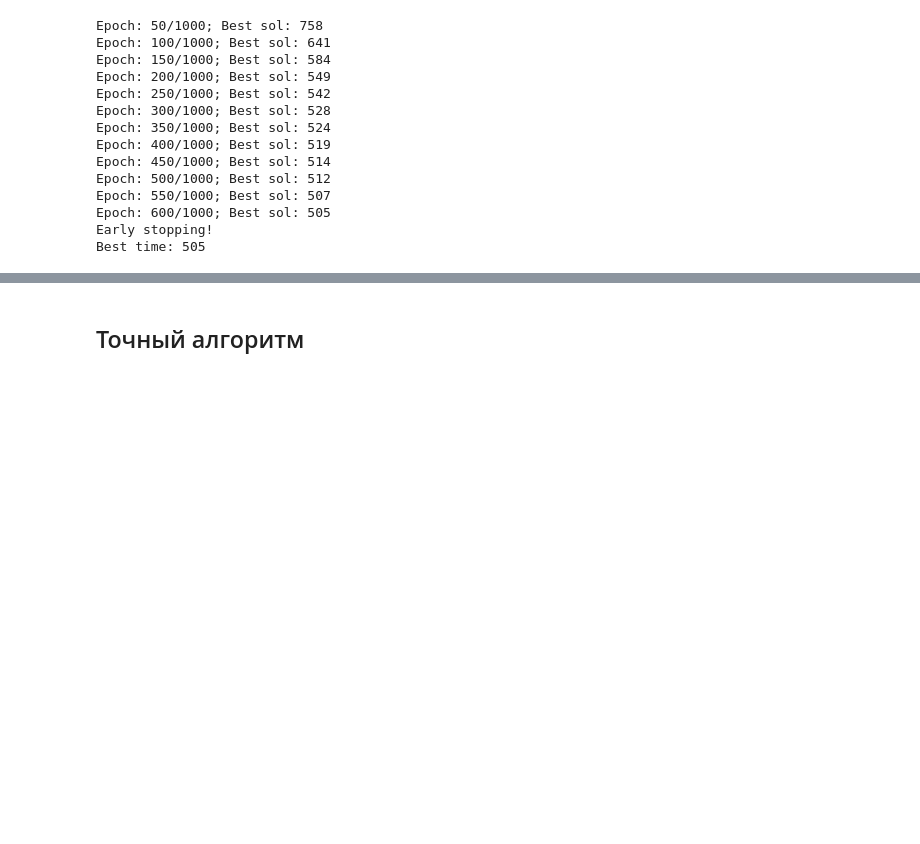
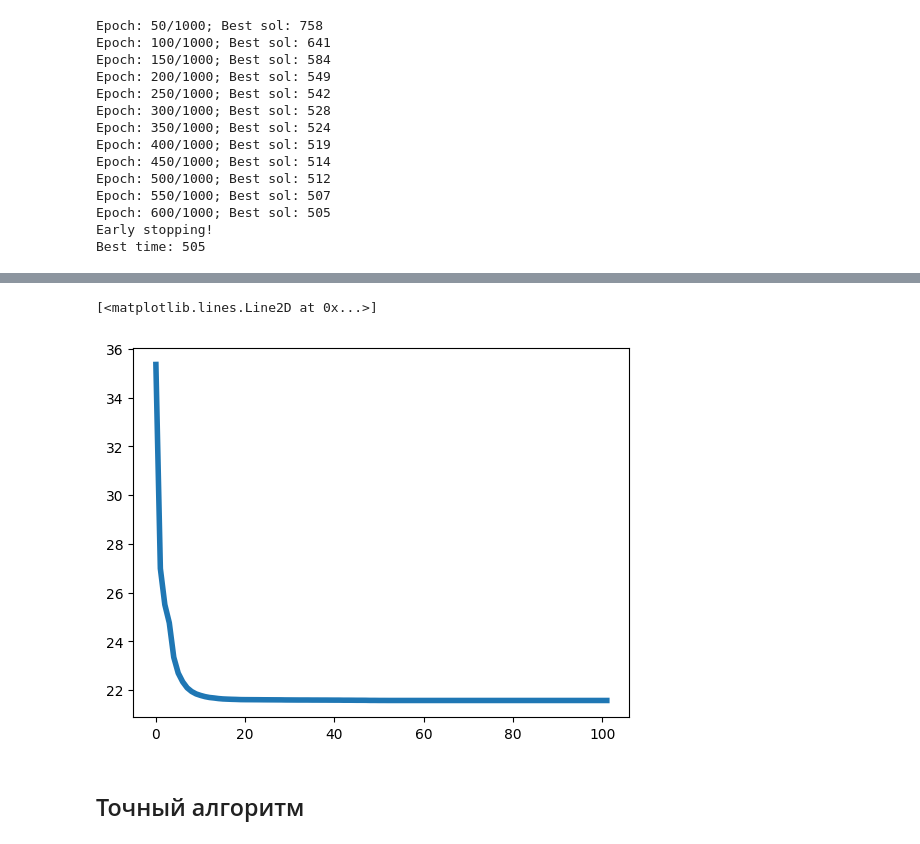
Before and after one commit to oakhmetkin/univer_proga, a Jupyter notebook: game_theory/FinalWork.ipynb, the cells around one changed output, grey strips where cells are left out. Saved outputs shown, nothing was run; the diff lists cells and outputs as text; code cells hidden in the pictures; blank space fills up the shorter version.

```diff
--- a/game_theory/FinalWork.ipynb
+++ b/game_theory/FinalWork.ipynb
@@ -54,3 +113,22 @@ None
+# %%
+m = 0
+
+ttt = deepcopy(trajectories)
+
+for t in ttt:
+    m = max(len(t), m)
+
+for t in ttt:
+    if len(t) < m:
+        r = m - len(t)
+        t.extend([t[-1]] * r)
+
+ttt = np.array(ttt)
+mean_trajectory = np.mean(ttt, axis=0)
+plt.plot(mean_trajectory, linewidth=4, label='mean trajectory')
+# %% [output]
+[<matplotlib.lines.Line2D at 0x...>]
+[figure, added]
 # %% [markdown]
 ## Точный алгоритм
 # %% [markdown]
```
Also changed, not shown: parts of 5 cells of this notebook.
